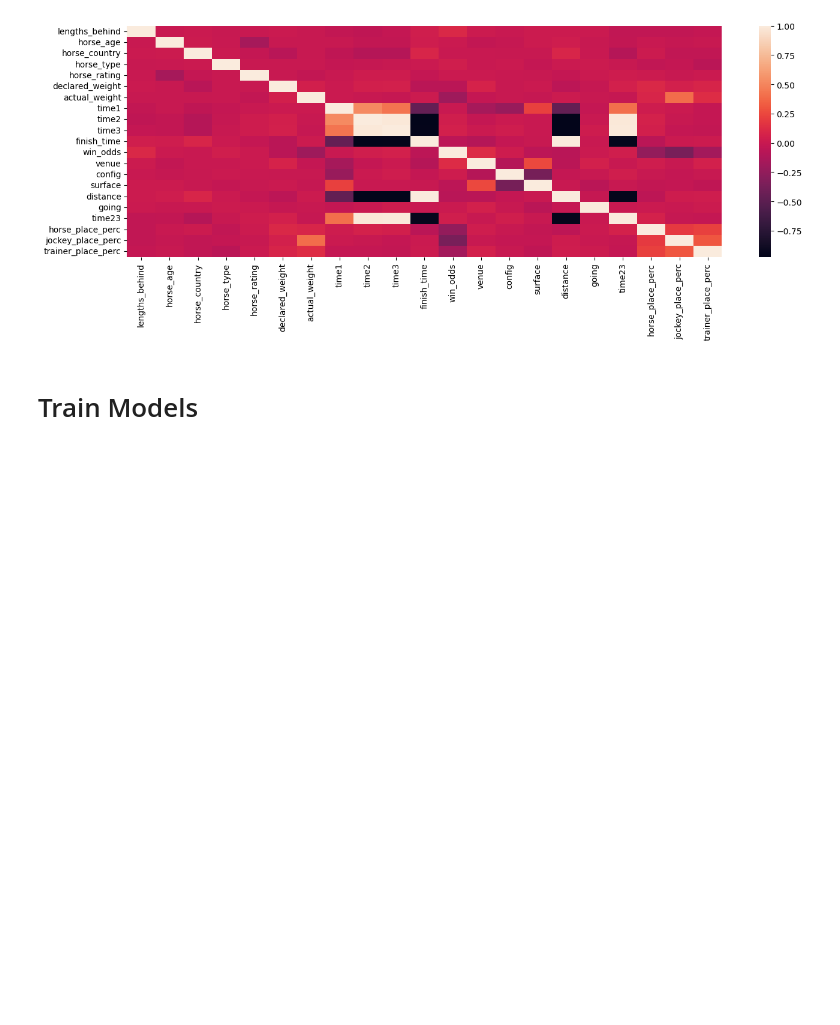
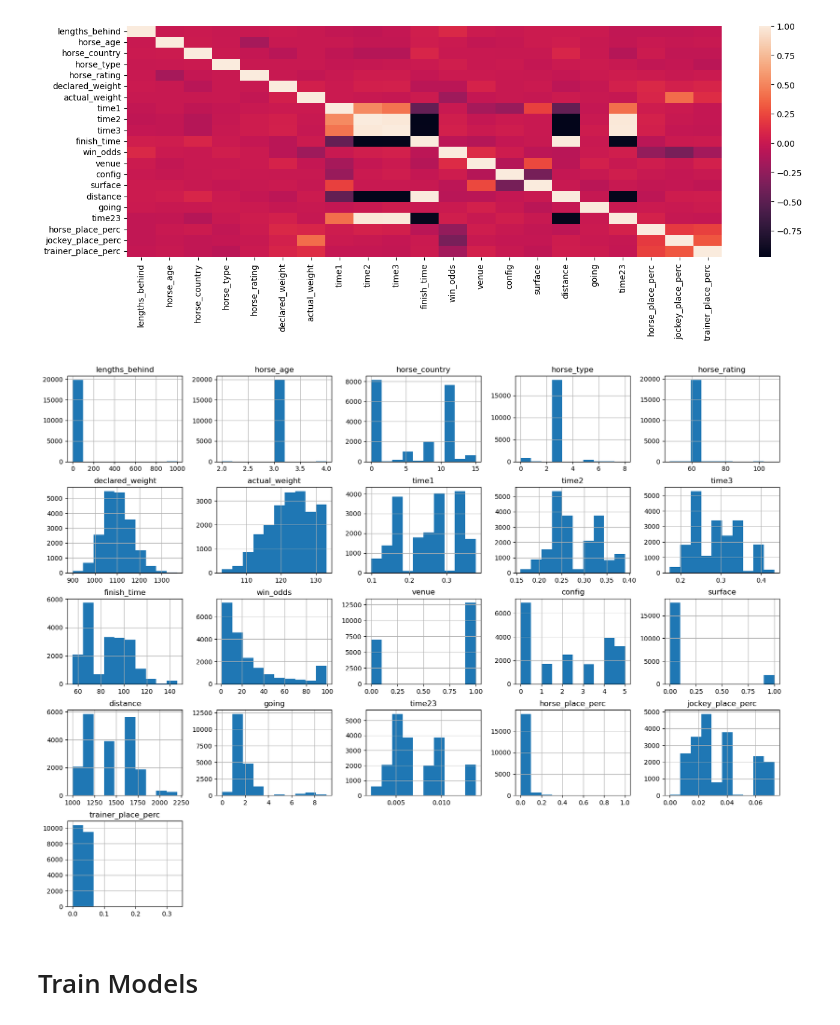
Before and after one commit to emmamitm/MLFInalProject, a Jupyter notebook: horses.ipynb, the cells around one changed output. Drawn from its saved outputs; the diff is of its cells as text; code cells hidden in the pictures; blank space fills up the shorter version.

```diff
--- a/horses.ipynb
+++ b/horses.ipynb
@@ -199,6 +199,11 @@ sns.heatmap(df.corr())
 # %% [output]
 <Axes: >
 [figure]
+# %%
+df.hist(figsize=(20, 15))
+plt.show()
+# %% [output]
+[figure, added]
 # %% [markdown]
 # Train Models
 # %%
```
Also changed, not shown: parts of 9 cells of this notebook.
